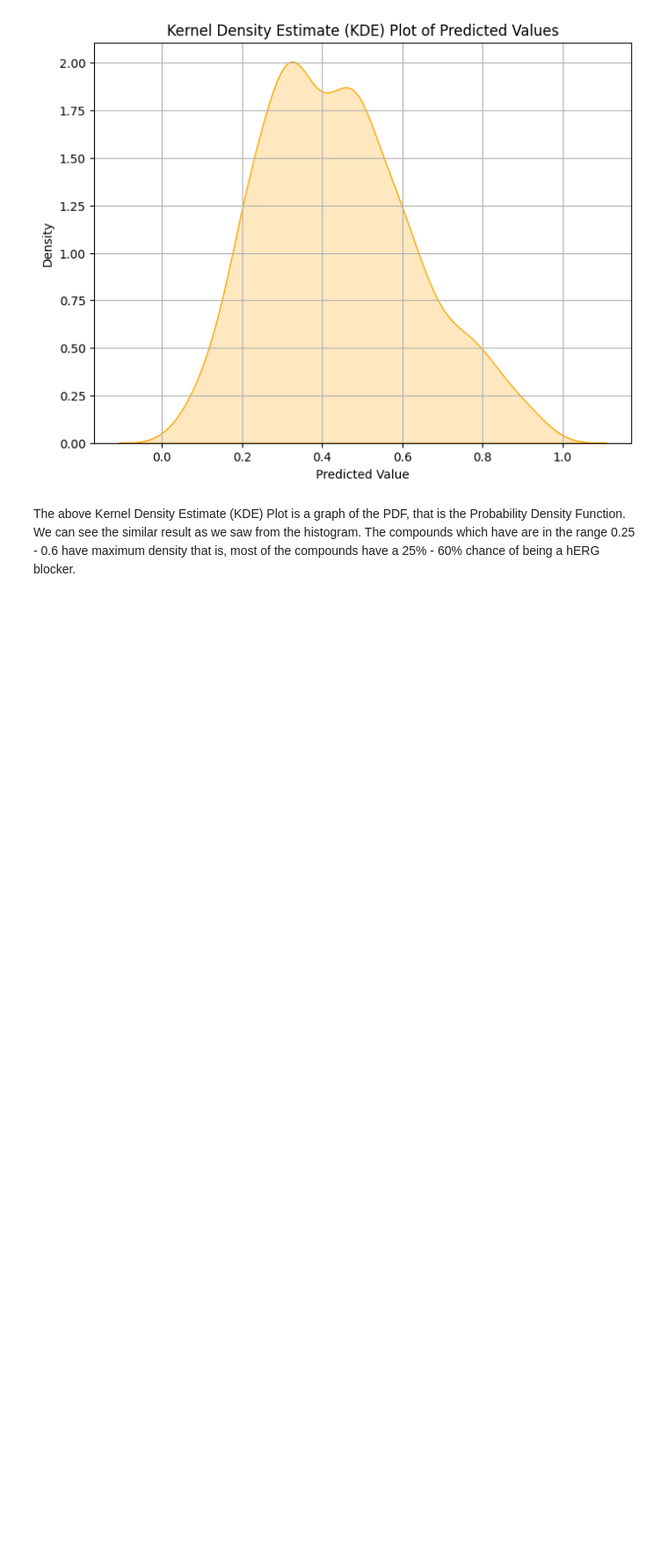
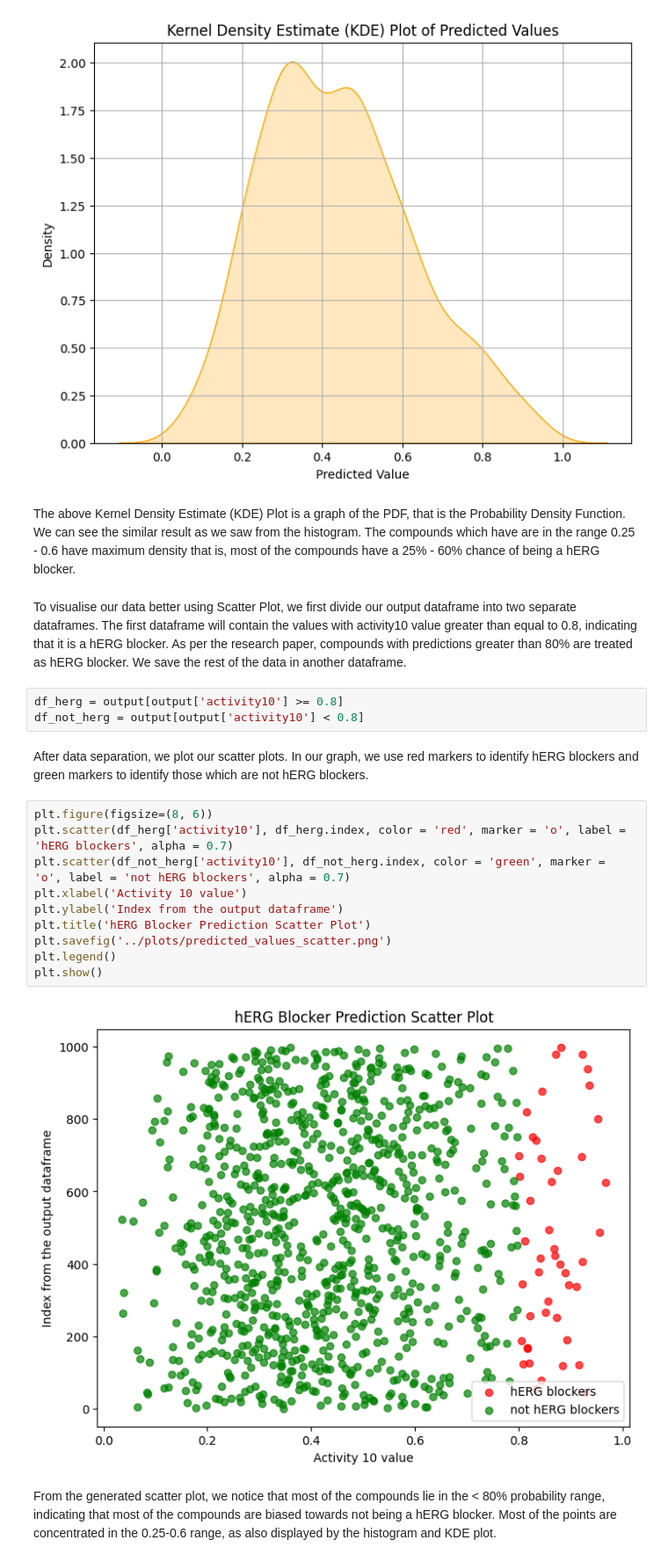
Before and after one commit to anushk4/model-validation, a Jupyter notebook: notebooks/00_model_bias.ipynb, the cells around one changed output. Shown: that part at 88% size. Cells and saved outputs as stored; diff of their text form; blank space fills up the shorter version.

```diff
--- a/notebooks/00_model_bias.ipynb
+++ b/notebooks/00_model_bias.ipynb
@@ -185,3 +185,24 @@ plt.show()
 [figure]
 # %% [markdown]
 The above Kernel Density Estimate (KDE) Plot is a graph of the PDF, that is the Probability Density Function. We can see the similar result as we saw from the histogram. The compounds which have are in the range 0.25 - 0.6 have maximum density that is, most of the compounds have a 25% - 60% chance of being a hERG blocker.
+# %% [markdown]
+To visualise our data better using Scatter Plot, we first divide our output dataframe into two separate dataframes. The first dataframe will contain the values with activity10 value greater than equal to 0.8, indicating that it is a hERG blocker. As per the research paper, compounds with predictions greater than 80% are treated as hERG blocker. We save the rest of the data in another dataframe.
+# %%
+df_herg = output[output['activity10'] >= 0.8]
+df_not_herg = output[output['activity10'] < 0.8]
+# %% [markdown]
+After data separation, we plot our scatter plots. In our graph, we use red markers to identify hERG blockers and green markers to identify those which are not hERG blockers.
+# %%
+plt.figure(figsize=(8, 6))
+plt.scatter(df_herg['activity10'], df_herg.index, color = 'red', marker = 'o', label = 'hERG blockers', alpha = 0.7)
+plt.scatter(df_not_herg['activity10'], df_not_herg.index, color = 'green', marker = 'o', label = 'not hERG blockers', alpha = 0.7)
+plt.xlabel('Activity 10 value')
+plt.ylabel('Index from the output dataframe')
+plt.title('hERG Blocker Prediction Scatter Plot')
+plt.savefig('../plots/predicted_values_scatter.png')
+plt.legend()
+plt.show()
+# %% [output]
+[figure, added]
+# %% [markdown]
+From the generated scatter plot, we notice that most of the compounds lie in the < 80% probability range, indicating that most of the compounds are biased towards not being a hERG blocker. Most of the points are concentrated in the 0.25-0.6 range, as also displayed by the histogram and KDE plot.
```
Also changed, not shown: 5 other files.
